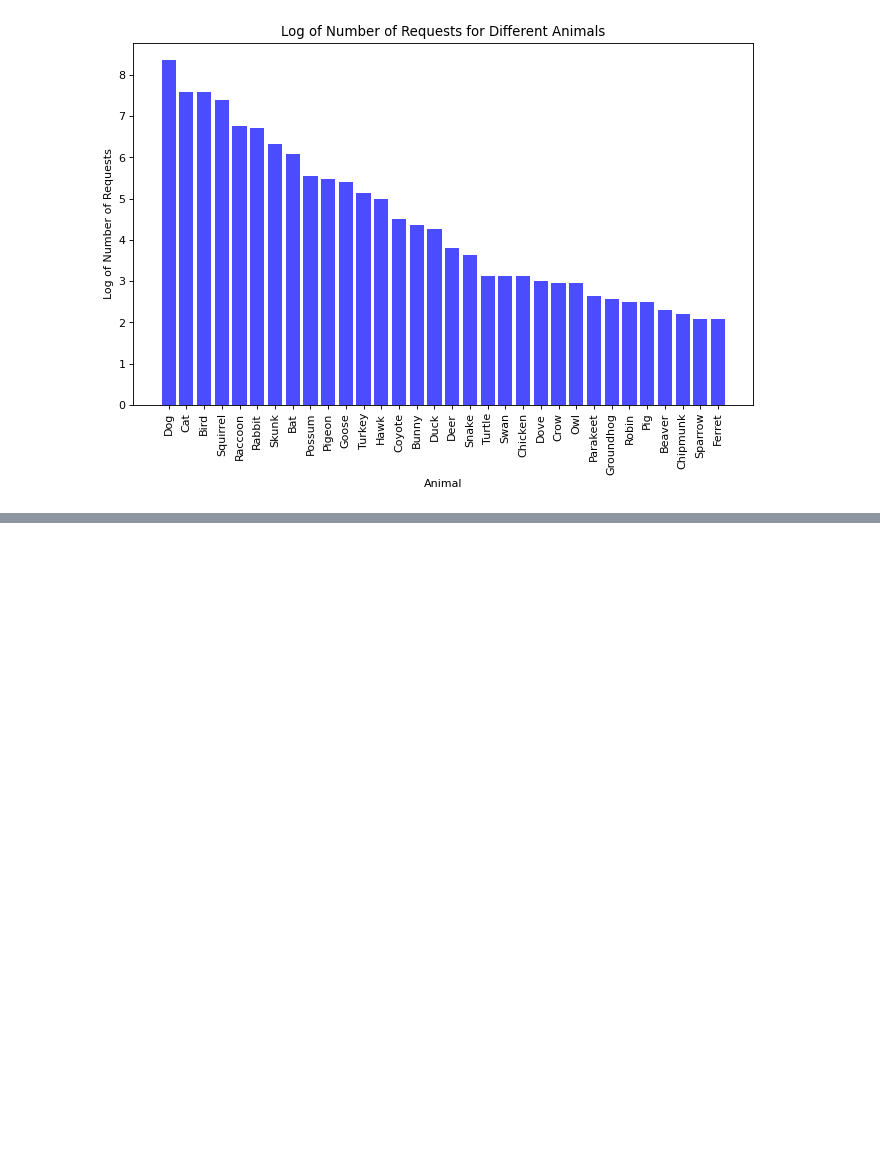
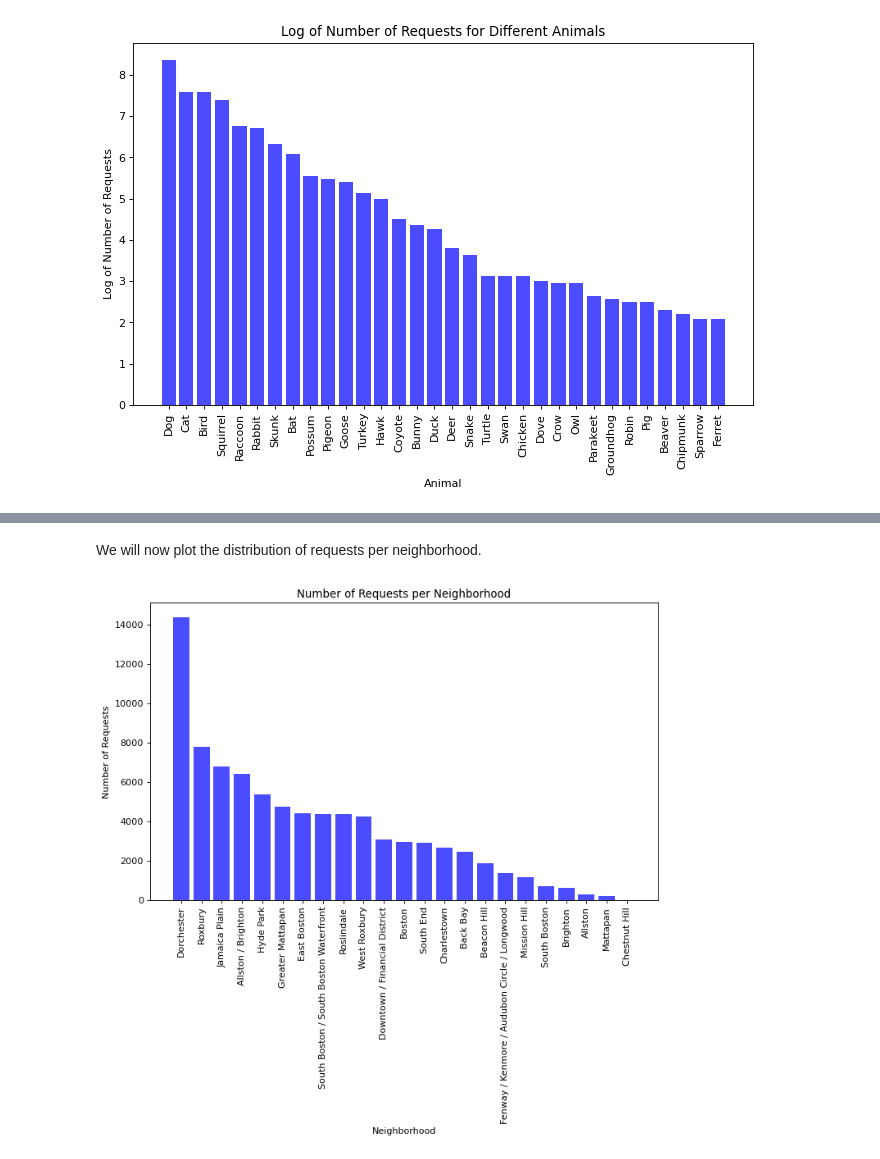
Before and after one commit to BU-Spark/ds-boston-311-animal-reports, a Jupyter notebook: sp24-team-d/all_years_EDA.ipynb, the cells around one changed output, grey strips where cells are left out. Cells and saved outputs as stored; diff of their text form; code cells hidden in the pictures; blank space fills up the shorter version.

Commit message:
Added: - Plot for requests/neighborhood - Interactive map

```diff
--- a/sp24-team-d/all_years_EDA.ipynb
+++ b/sp24-team-d/all_years_EDA.ipynb
@@ -350,0 +366,5 @@ plt.show()
+# %%
+print("Out of ", len(df), " requests, ", len(df[df['neighborhood'].isna()]) + len(df[df['neighborhood'] == ' ']), " do not have a neighborhood")
+# make a copy of the dataframe and drop requests that do not have a neighborhood
+df_neighborhood = df.dropna(subset=['neighborhood'])
+df_neighborhood = df_neighborhood[df_neighborhood['neighborhood'] != ' ']
@@ -350,0 +394,14 @@ plt.show()
+# %% [markdown]
+We will now plot the distribution of requests per neighborhood.
+# %%
+#plot the number of requests per neighborhood
+requests_per_neighborhood = df_neighborhood['neighborhood'].value_counts()
+plt.figure(figsize=(10, 6), dpi=80)
+plt.bar(requests_per_neighborhood.index, requests_per_neighborhood.values, color='b', alpha=0.7)
+plt.xlabel('Neighborhood')
+plt.ylabel('Number of Requests')
+plt.title('Number of Requests per Neighborhood')
+plt.xticks(rotation=90)
+plt.show()
+# %% [output]
+[figure, added]
```
Also changed, not shown: parts of 9 cells of this notebook.
